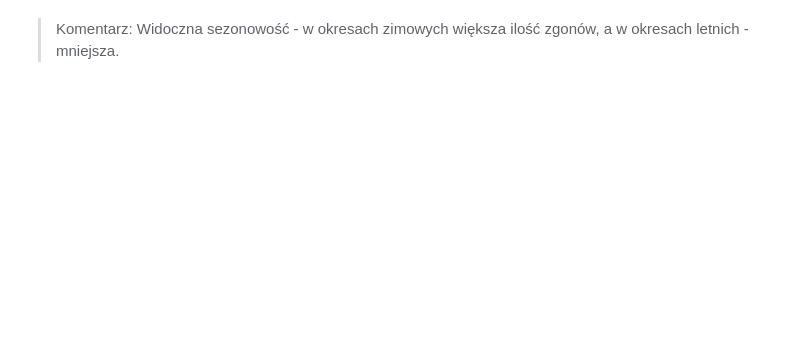
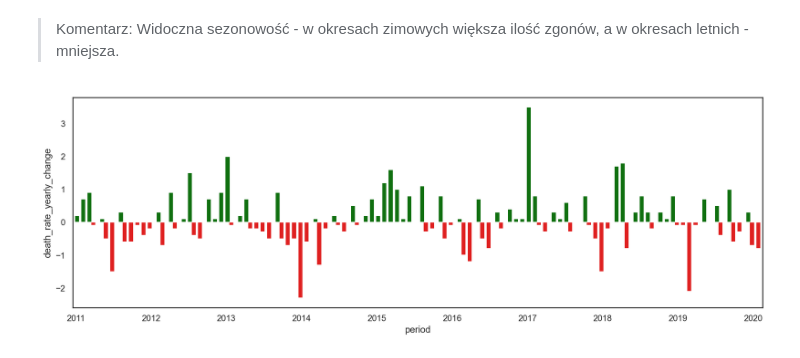
Before and after one commit to mariuszrokita/statistics, a Jupyter notebook: notebooks/Death rate in Poland.ipynb, the cells around one changed output. Drawn from its saved outputs; the diff is of its cells as text; code cells hidden in the pictures; blank space fills up the shorter version.

```diff
--- a/notebooks/Death rate in Poland.ipynb
+++ b/notebooks/Death rate in Poland.ipynb
@@ -71,5 +114,37 @@ sns.lineplot(x=df.index, y='death_rate_per_1000', data=df, ax=axs);
 # %% [markdown]
 > Komentarz: Widoczna sezonowość - w okresach zimowych większa ilość zgonów, a w okresach letnich - mniejsza.
+# %%
+df_tmp = df[['death_rate_yearly_change']].dropna()
+
+fig, axs = plt.subplots(1,1, figsize=(16,5))
+
+# set green and red colors
+colors = df_tmp['death_rate_yearly_change'] >= 0
+colors = colors.astype(int)
+palette = sns.color_palette(['red','green'])
+
+sns.barplot(x=df_tmp.index, y='death_rate_yearly_change', data=df_tmp, ax=axs, hue=colors, palette=palette)
+axs.legend().set_visible(False)
+
+# display only some labels on the x axis
+x_dates = [i.strftime('%Y') if i.month==1 else '' for i in df_tmp.index]
+axs.set_xticklabels(labels=x_dates, rotation=0)
+
+# change bar width
+def change_width(ax, new_value) :
+    for patch in ax.patches :
+        current_width = patch.get_width()
+        diff = current_width - new_value
+
+        # we change the bar width
+        patch.set_width(new_value)
+
+        # we recenter the bar
+        patch.set_x(patch.get_x() + diff * .5)
+
+change_width(axs, .75)
+# %% [output]
+[figure, added]
 # %%
 df_monthly_stats = df['death_rate_per_1000'] \
                         .groupby(by=[df.index.month]) \
```
Also changed, not shown: parts of 13 cells of this notebook, 1 other file.
